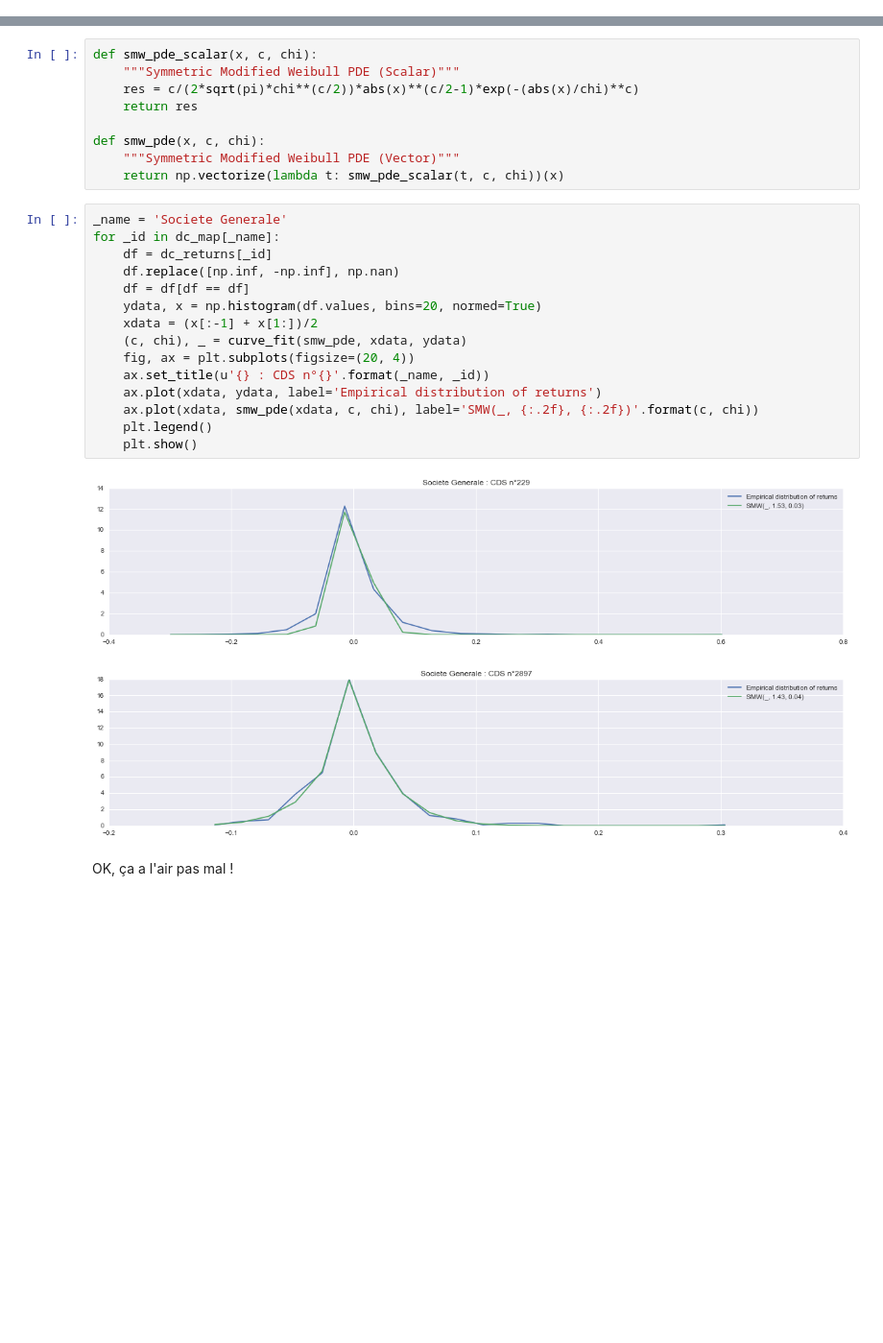
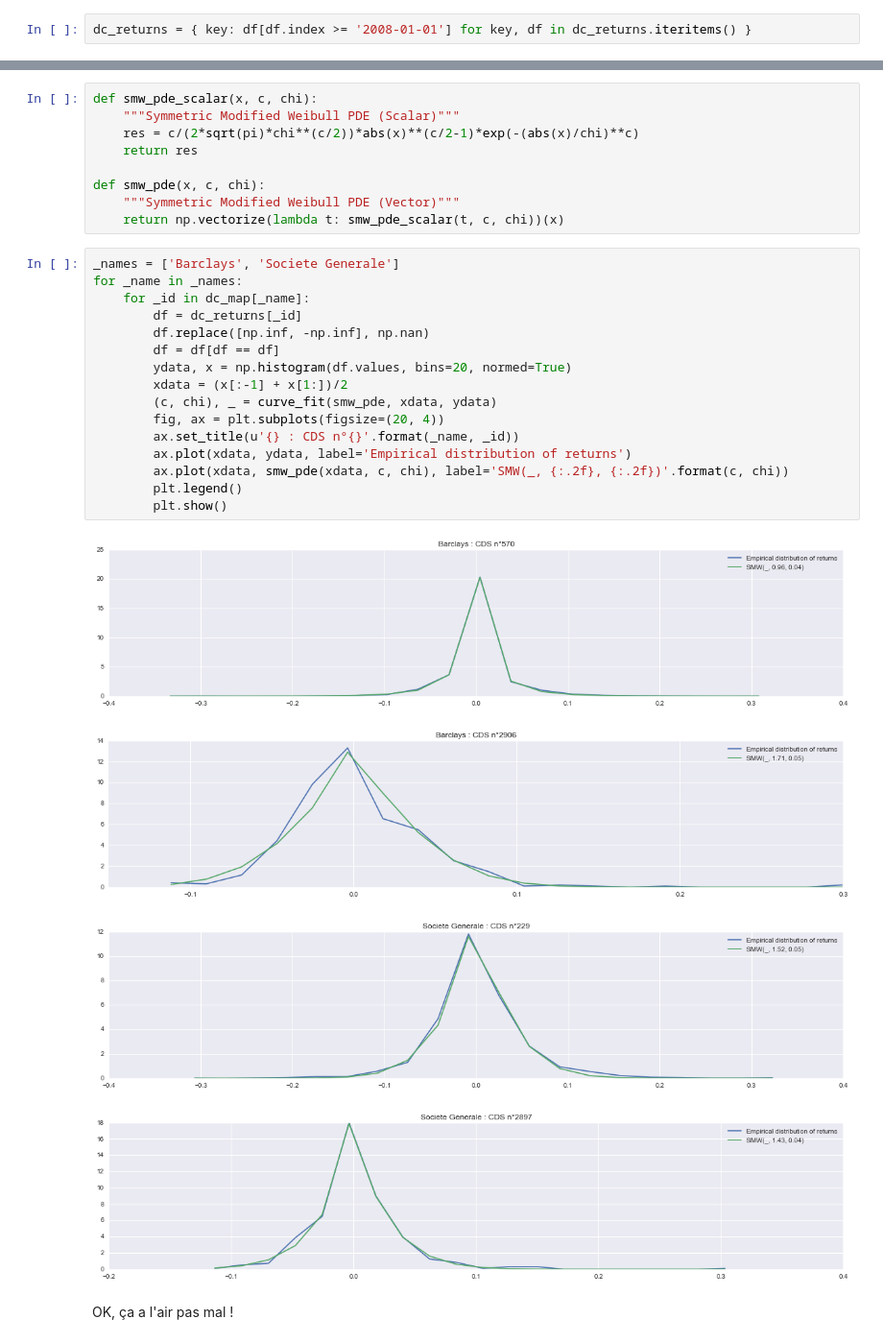
Before and after one commit to m-legrand/risque2016, a Jupyter notebook: code/main.ipynb, the cells around one changed output, grey strips where cells are left out. Shown at 96% size. Drawn from its saved outputs; the diff is of its cells as text; blank space fills up the shorter version.

```diff
--- a/code/main.ipynb
+++ b/code/main.ipynb
@@ -81,6 +83,8 @@ for _name in _names:
     plt.show()
 # %% [output]
 [figure]
+# %%
+dc_returns = { key: df[df.index >= '2008-01-01'] for key, df in dc_returns.iteritems() }
 # %%
 _names = ['Barclays', 'Societe Generale']
 for _name in _names:
@@ -198,22 +202,25 @@ def smw_pde(x, c, chi):
     """Symmetric Modified Weibull PDE (Vector)"""
     return np.vectorize(lambda t: smw_pde_scalar(t, c, chi))(x)
 # %%
-_name = 'Societe Generale'
-for _id in dc_map[_name]:
-    df = dc_returns[_id]
-    df.replace([np.inf, -np.inf], np.nan)
-    df = df[df == df]
-    ydata, x = np.histogram(df.values, bins=20, normed=True)
-    xdata = (x[:-1] + x[1:])/2
-    (c, chi), _ = curve_fit(smw_pde, xdata, ydata)
-    fig, ax = plt.subplots(figsize=(20, 4))
-    ax.set_title(u'{} : CDS n°{}'.format(_name, _id))
-    ax.plot(xdata, ydata, label='Empirical distribution of returns')
-    ax.plot(xdata, smw_pde(xdata, c, chi), label='SMW(_, {:.2f}, {:.2f})'.format(c, chi))
-    plt.legend()
-    plt.show()
+_names = ['Barclays', 'Societe Generale']
+for _name in _names:
+    for _id in dc_map[_name]:
+        df = dc_returns[_id]
+        df.replace([np.inf, -np.inf], np.nan)
+        df = df[df == df]
+        ydata, x = np.histogram(df.values, bins=20, normed=True)
+        xdata = (x[:-1] + x[1:])/2
+        (c, chi), _ = curve_fit(smw_pde, xdata, ydata)
+        fig, ax = plt.subplots(figsize=(20, 4))
+        ax.set_title(u'{} : CDS n°{}'.format(_name, _id))
+        ax.plot(xdata, ydata, label='Empirical distribution of returns')
+        ax.plot(xdata, smw_pde(xdata, c, chi), label='SMW(_, {:.2f}, {:.2f})'.format(c, chi))
+        plt.legend()
+        plt.show()
 # %% [output]
-[figure, old version]
+[figure, new version]
-[figure, old version]
+[figure, new version]
+[figure, added]
+[figure, added]
 # %% [markdown]
 OK, ça a l'air pas mal !
```
Also changed, not shown: parts of 12 cells of this notebook.
